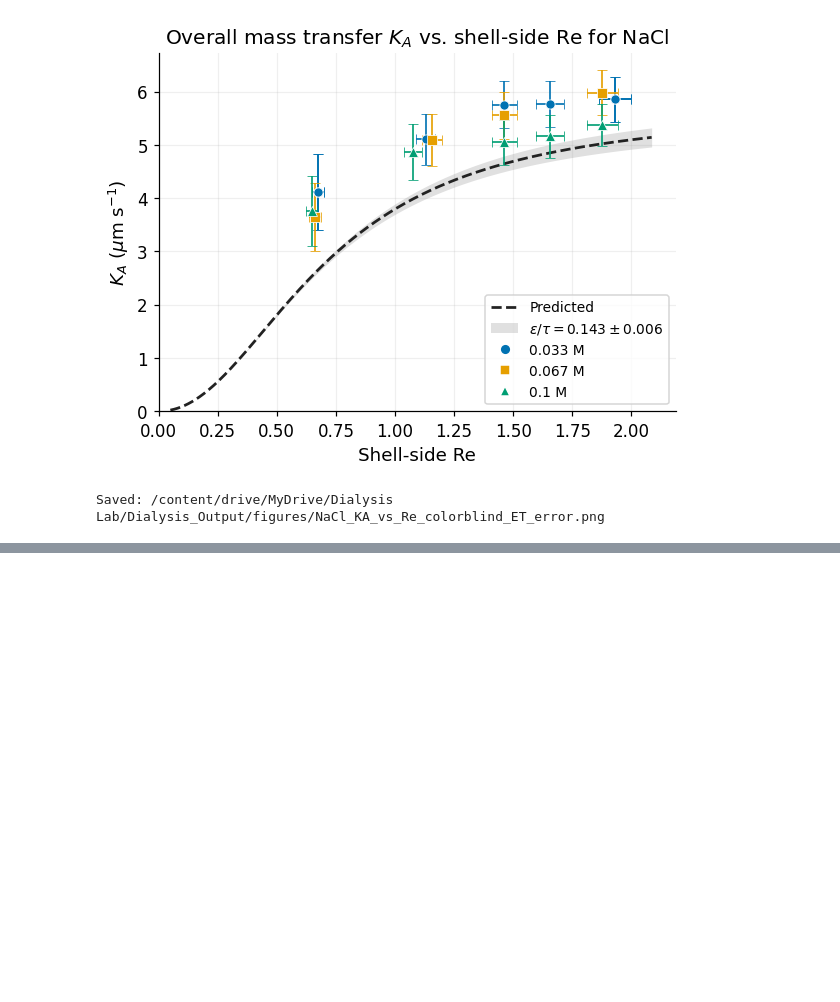
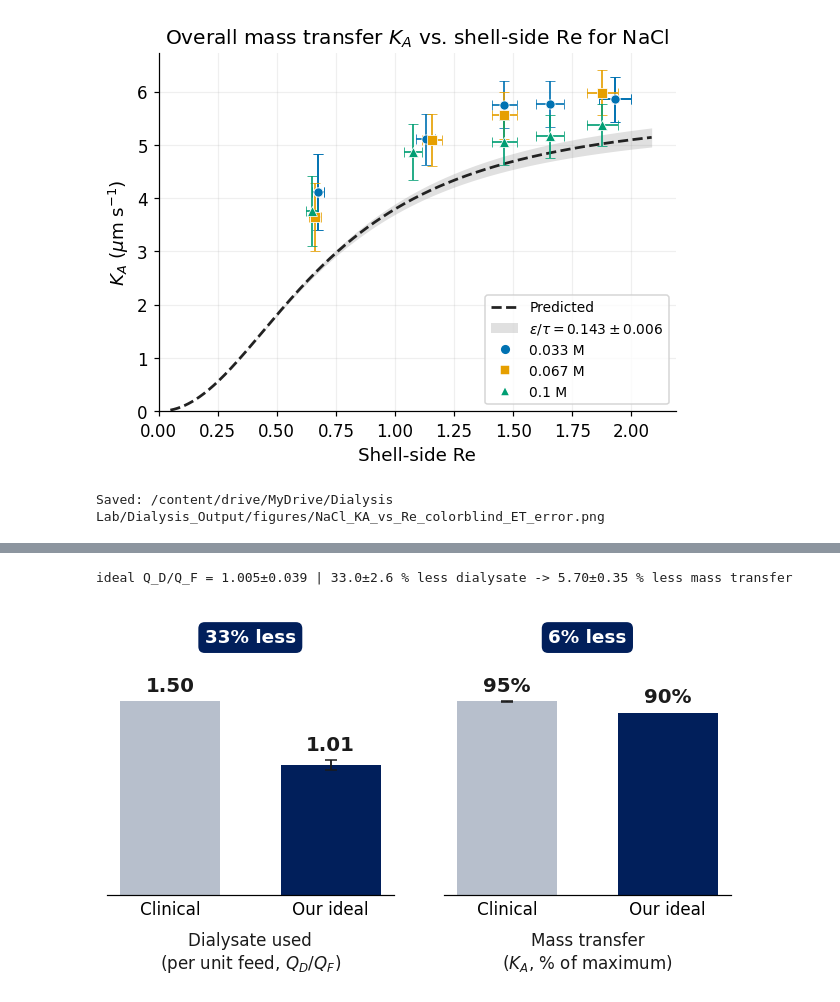
Before and after one commit to kudinha/4100-Lab-Dialysis, a Jupyter notebook: Analysis_code_10_25_w/plotting code402.ipynb, the cells around one changed output, grey strips where cells are left out. Saved outputs shown, nothing was run; the diff lists cells and outputs as text; code cells hidden in the pictures; blank space fills up the shorter version.

```diff
--- a/Analysis_code_10_25_w/plotting code402.ipynb
+++ b/Analysis_code_10_25_w/plotting code402.ipynb
@@ -1342,0 +1398,55 @@ Saved: /content/drive/MyDrive/Dialysis Lab/Dialysis_Output/figures/NaCl_KA_vs_Re
+# %%
+# %% ==========================================================================
+# POSTER FIGURE: clinical vs. our ideal dialysate flow  (Conclusions)
+# =============================================================================
+# Same fit as Figure 4:
+#   per salt   1/K_A = 1/K_max + c·Re_s^(−2.11)          -> normalize K_A by K_max
+#   all runs   K_A/K_max = 1 / (1 + b·(Q_D/Q_F)^(−2.11))
+#   ideal      K_A = 90% of max  ->  x_ideal = (9·b)^(1/2.11);  clinical Q_D/Q_F = 1.5 (UK Kidney Association)
+N, TARGET, CLINICAL = 2.11, 0.90, 1.5
+TUBE_READ, TOL = 3.0, 0.15                                      # runs with feed held at 3 GPH
+NAVY, GREY, INK = '#011F5B', '#B7BFCC', '#1B1B1B'
+reading = lambda r, k: sum(r['rd'][k])
+
+x, y, sy = [], [], []
+for salt in SALTS:
+    rs = [r for r in RES if r['salt'] == salt and np.isfinite(r['K'].n) and abs(reading(r, 'TI') - TUBE_READ) <= TOL]
+    Re = np.array([r['Re_s'].n for r in rs]); K = np.array([r['K'].n for r in rs]); sK = np.array([r['K'].s for r in rs])
+    (a, c), _ = curve_fit(lambda xr, a, c: 1 / (a + c * xr**-N), Re, K, p0=[1 / K.max(), 1e3], sigma=sK)
+    x += [(r['Q']['SI'] / r['Q']['TI']).n for r in rs]; y += list(K * a); sy += list(sK * a)
+x, y, sy = map(np.array, (x, y, sy))
+
+p, cov = curve_fit(lambda xr, b: 1 / (1 + b * xr**-N), x, y, p0=[0.3], sigma=sy)
+b = ufloat(p[0], np.sqrt(cov[0, 0]))
+frac = lambda xr: 1 / (1 + b * xr**-N)                           # fraction of max K_A at ratio xr
+x_ideal = (b * TARGET / (1 - TARGET))**(1 / N)
+mt_clin, mt_ideal = frac(CLINICAL) * 100, frac(x_ideal) * 100
+less_water, less_mt = (1 - x_ideal / CLINICAL) * 100, (1 - mt_ideal / mt_clin) * 100
+print(f'ideal Q_D/Q_F = {x_ideal:.2uP} | {less_water:.2uP} % less dialysate -> {less_mt:.2uP} % less mass transfer')
+
+# --- two bar panels: water used vs. mass transfer achieved ---
+fig, axes = plt.subplots(1, 2, figsize=(6.0, 3.6))
+panels = [('Dialysate used\n(per unit feed, $Q_D/Q_F$)', [ufloat(CLINICAL, 0), x_ideal], '{:.2f}', less_water),
+          ('Mass transfer\n($K_A$, % of maximum)', [mt_clin, mt_ideal], '{:.0f}%', less_mt)]
+for ax, (label, vals, fmt, drop) in zip(axes, panels):
+    n, s = [v.n for v in vals], [v.s for v in vals]
+    ax.bar([0, 1], n, color=[GREY, NAVY], width=0.62)
+    for i in (0, 1):
+        if s[i] > 1e-3 * n[i]:                                   # error bar only where there is real uncertainty
+            ax.errorbar(i, n[i], yerr=s[i], color=INK, capsize=4, elinewidth=1.2)
+    for i in (0, 1):
+        ax.text(i, n[i] + s[i] + max(n) * 0.03, fmt.format(n[i]), ha='center', va='bottom',
+                fontsize=13, fontweight='bold', color=INK)
+    ax.text(0.5, max(n) * 1.33, f'{drop.n:.0f}% less', ha='center', va='center', fontsize=12,
+            fontweight='bold', color='white', bbox=dict(boxstyle='round,pad=0.35', fc=NAVY, ec='none'))
+    ax.set_xticks([0, 1], ['Clinical', 'Our ideal'])
+    ax.set_xlabel(label, fontsize=11, color=INK, labelpad=8)
+    ax.set_ylim(0, max(n) * 1.45)
+    ax.set_yticks([]); ax.grid(False)
+    for side in ('top', 'right', 'left'):
+        ax.spines[side].set_visible(False)
+    ax.tick_params(axis='x', labelsize=11, length=0)
+fig.tight_layout(w_pad=3)
+# %% [output]
+ideal Q_D/Q_F = 1.005±0.039 | 33.0±2.6 % less dialysate -> 5.70±0.35 % less mass transfer
+[figure, added]
```
Also changed, not shown: parts of 9 cells of this notebook.
